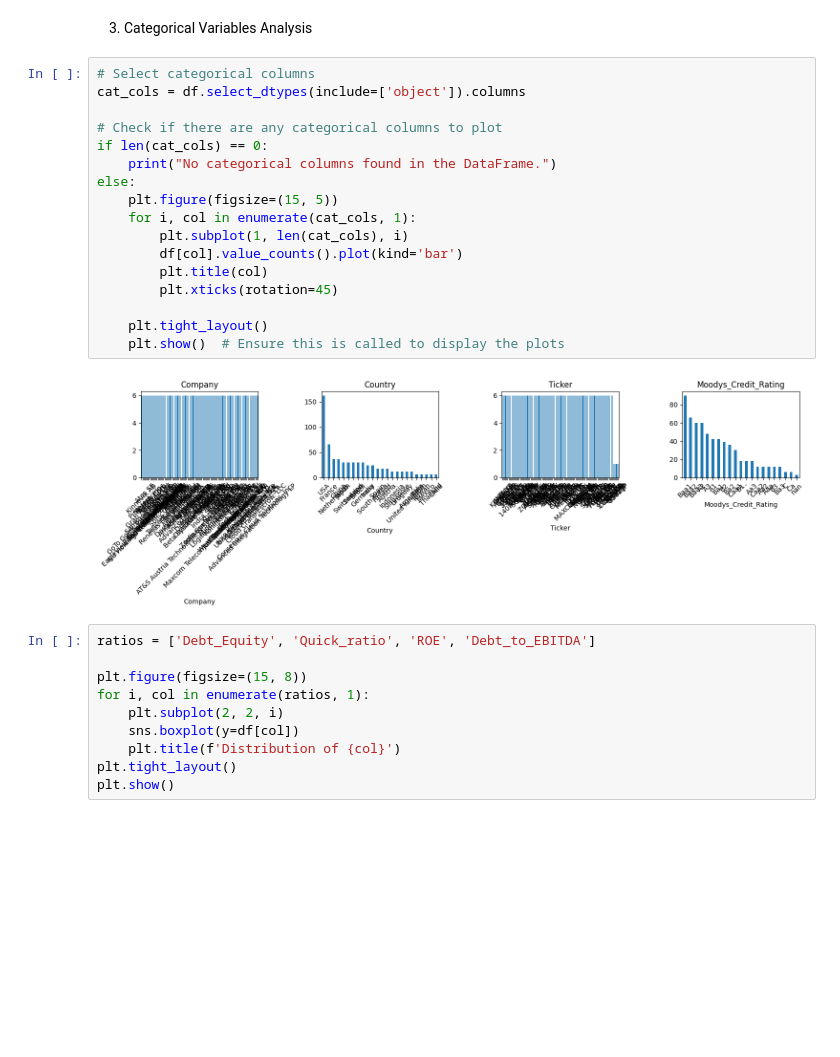
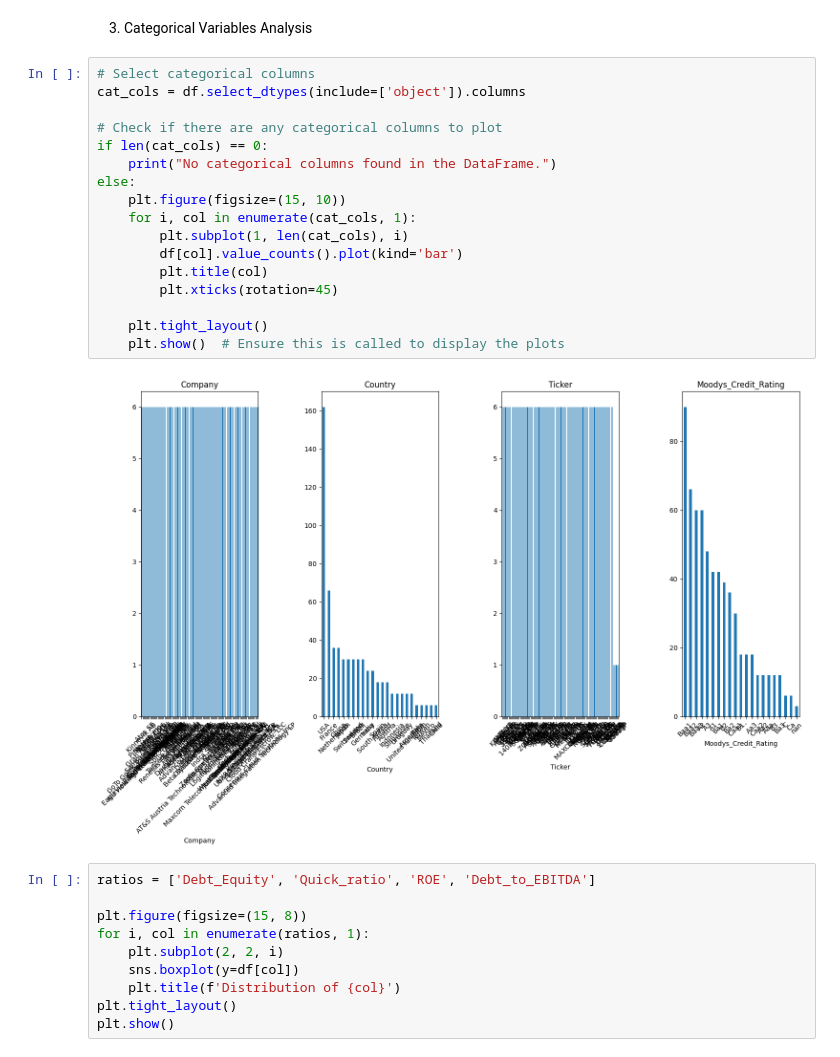
Before and after one commit to carolinavivast/Thesis, a Jupyter notebook: Thesis_2.ipynb, the cells around one changed output. Drawn from its saved outputs; the diff is of its cells as text; blank space fills up the shorter version.

```diff
--- a/Thesis_2.ipynb
+++ b/Thesis_2.ipynb
@@ -264,22 +264,22 @@ plt.show()
 # %%
 # Select categorical columns
 cat_cols = df.select_dtypes(include=['object']).columns
 
 # Check if there are any categorical columns to plot
 if len(cat_cols) == 0:
     print("No categorical columns found in the DataFrame.")
 else:
-    plt.figure(figsize=(15, 5))
+    plt.figure(figsize=(15, 10))
     for i, col in enumerate(cat_cols, 1):
         plt.subplot(1, len(cat_cols), i)
         df[col].value_counts().plot(kind='bar')
         plt.title(col)
         plt.xticks(rotation=45)
 
     plt.tight_layout()
     plt.show()  # Ensure this is called to display the plots
 # %% [output]
-[figure, old version]
+[figure, new version]
 # %%
 ratios = ['Debt_Equity', 'Quick_ratio', 'ROE', 'Debt_to_EBITDA']
 
```
Also changed, not shown: parts of 7 cells of this notebook.
